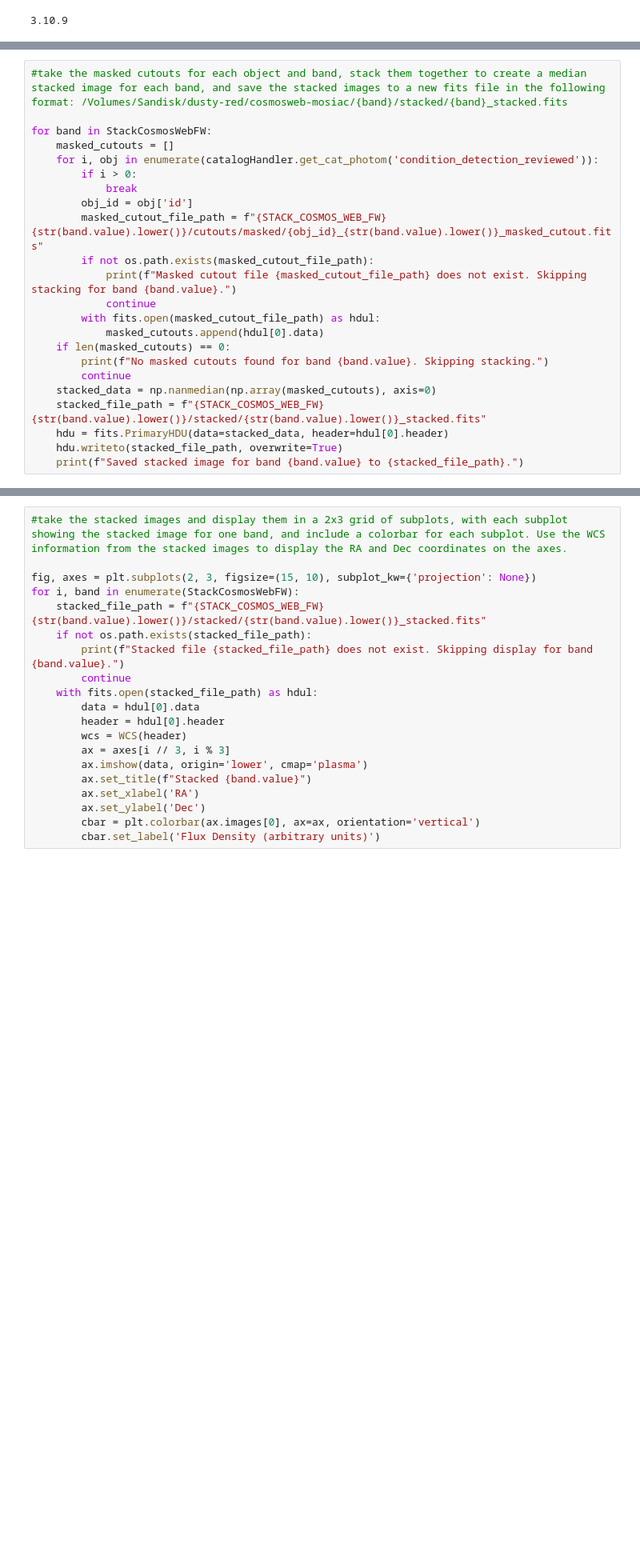
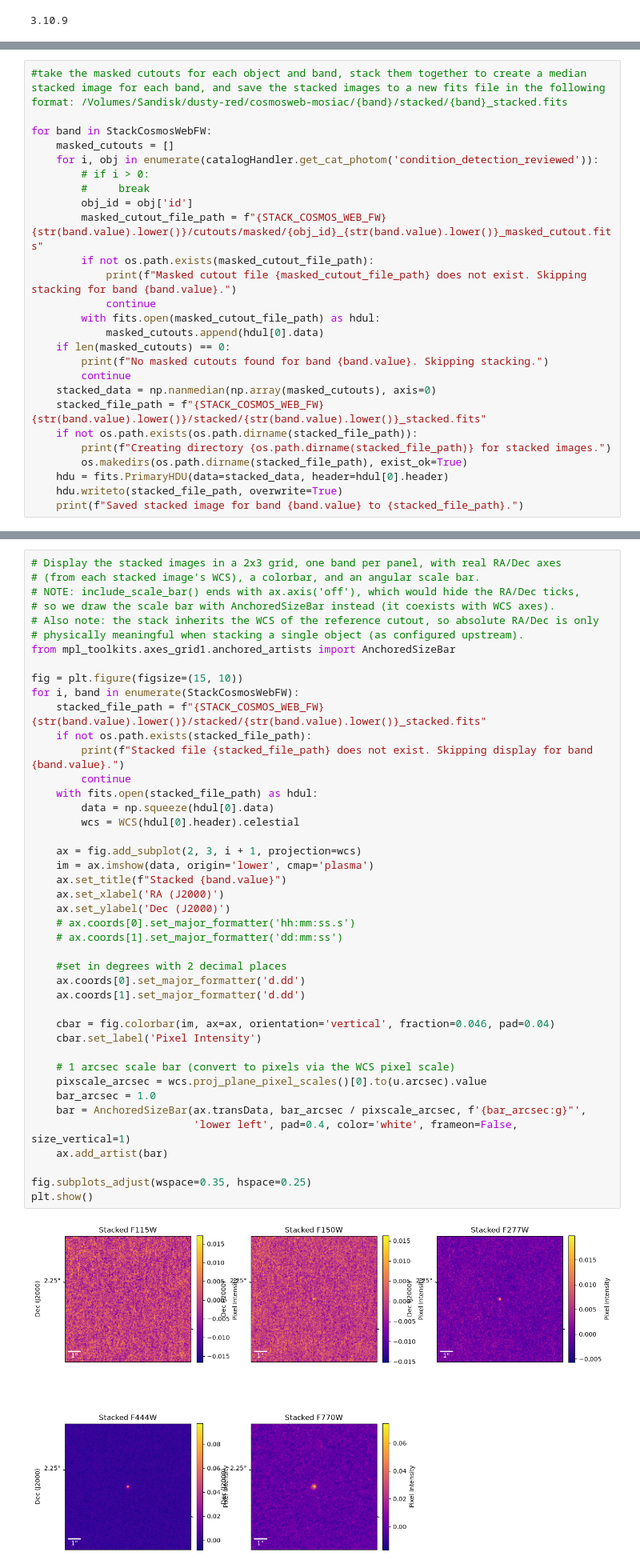
Before and after one commit to poulinal/DRG-COSMOS-WEB, a Jupyter notebook: src/fitting-analysis.ipynb, the cells around one changed output, grey strips where cells are left out. Shown at 80% size. Cells and saved outputs as stored; diff of their text form; blank space fills up the shorter version.

Commit message:
added stacking images for the point sources

```diff
--- a/src/fitting-analysis.ipynb
+++ b/src/fitting-analysis.ipynb
@@ -1622,8 +1714,8 @@ for i, obj in enumerate(catalogHandler.get_cat_photom('condition_detection_revie
 for band in StackCosmosWebFW:
     masked_cutouts = []
     for i, obj in enumerate(catalogHandler.get_cat_photom('condition_detection_reviewed')):
-        if i > 0:
-            break
+        # if i > 0:
+        #     break
         obj_id = obj['id']
         masked_cutout_file_path = f"{STACK_COSMOS_WEB_FW}{str(band.value).lower()}/cutouts/masked/{obj_id}_{str(band.value).lower()}_masked_cutout.fits"
         if not os.path.exists(masked_cutout_file_path):
@@ -1636,6 +1728,9 @@ for band in StackCosmosWebFW:
         continue
     stacked_data = np.nanmedian(np.array(masked_cutouts), axis=0)
     stacked_file_path = f"{STACK_COSMOS_WEB_FW}{str(band.value).lower()}/stacked/{str(band.value).lower()}_stacked.fits"
+    if not os.path.exists(os.path.dirname(stacked_file_path)):
+        print(f"Creating directory {os.path.dirname(stacked_file_path)} for stacked images.")
+        os.makedirs(os.path.dirname(stacked_file_path), exist_ok=True)
     hdu = fits.PrimaryHDU(data=stacked_data, header=hdul[0].header)
     hdu.writeto(stacked_file_path, overwrite=True)
     print(f"Saved stacked image for band {band.value} to {stacked_file_path}.")
@@ -1642,21 +1750,46 @@ for band in StackCosmosWebFW:
 # %%
-#take the stacked images and display them in a 2x3 grid of subplots, with each subplot showing the stacked image for one band, and include a colorbar for each subplot. Use the WCS information from the stacked images to display the RA and Dec coordinates on the axes.
+# Display the stacked images in a 2x3 grid, one band per panel, with real RA/Dec axes
+# (from each stacked image's WCS), a colorbar, and an angular scale bar.
+# NOTE: include_scale_bar() ends with ax.axis('off'), which would hide the RA/Dec ticks,
+# so we draw the scale bar with AnchoredSizeBar instead (it coexists with WCS axes).
+# Also note: the stack inherits the WCS of the reference cutout, so absolute RA/Dec is only
+# physically meaningful when stacking a single object (as configured upstream).
+from mpl_toolkits.axes_grid1.anchored_artists import AnchoredSizeBar
 
-fig, axes = plt.subplots(2, 3, figsize=(15, 10), subplot_kw={'projection': None})
+fig = plt.figure(figsize=(15, 10))
 for i, band in enumerate(StackCosmosWebFW):
     stacked_file_path = f"{STACK_COSMOS_WEB_FW}{str(band.value).lower()}/stacked/{str(band.value).lower()}_stacked.fits"
     if not os.path.exists(stacked_file_path):
         print(f"Stacked file {stacked_file_path} does not exist. Skipping display for band {band.value}.")
         continue
     with fits.open(stacked_file_path) as hdul:
-        data = hdul[0].data
-        header = hdul[0].header
-        wcs = WCS(header)
-        ax = axes[i // 3, i % 3]
-        ax.imshow(data, origin='lower', cmap='plasma')
-        ax.set_title(f"Stacked {band.value}")
-        ax.set_xlabel('RA')
-        ax.set_ylabel('Dec')
-        cbar = plt.colorbar(ax.images[0], ax=ax, orientation='vertical')
-        cbar.set_label('Flux Density (arbitrary units)')
+        data = np.squeeze(hdul[0].data)
+        wcs = WCS(hdul[0].header).celestial
+
+    ax = fig.add_subplot(2, 3, i + 1, projection=wcs)
+    im = ax.imshow(data, origin='lower', cmap='plasma')
+    ax.set_title(f"Stacked {band.value}")
+    ax.set_xlabel('RA (J2000)')
+    ax.set_ylabel('Dec (J2000)')
+    # ax.coords[0].set_major_formatter('hh:mm:ss.s')
+    # ax.coords[1].set_major_formatter('dd:mm:ss')
+
+    #set in degrees with 2 decimal places
+    ax.coords[0].set_major_formatter('d.dd')
+    ax.coords[1].set_major_formatter('d.dd')
+
+    cbar = fig.colorbar(im, ax=ax, orientation='vertical', fraction=0.046, pad=0.04)
+    cbar.set_label('Pixel Intensity')
+
+    # 1 arcsec scale bar (convert to pixels via the WCS pixel scale)
+    pixscale_arcsec = wcs.proj_plane_pixel_scales()[0].to(u.arcsec).value
+    bar_arcsec = 1.0
+    bar = AnchoredSizeBar(ax.transData, bar_arcsec / pixscale_arcsec, f'{bar_arcsec:g}"',
+                          'lower left', pad=0.4, color='white', frameon=False, size_vertical=1)
+    ax.add_artist(bar)
+
+fig.subplots_adjust(wspace=0.35, hspace=0.25)
+plt.show()
+# %% [output]
+[figure, added]
 # %%
```
Also changed, not shown: parts of 8 cells of this notebook, 3 other files.
